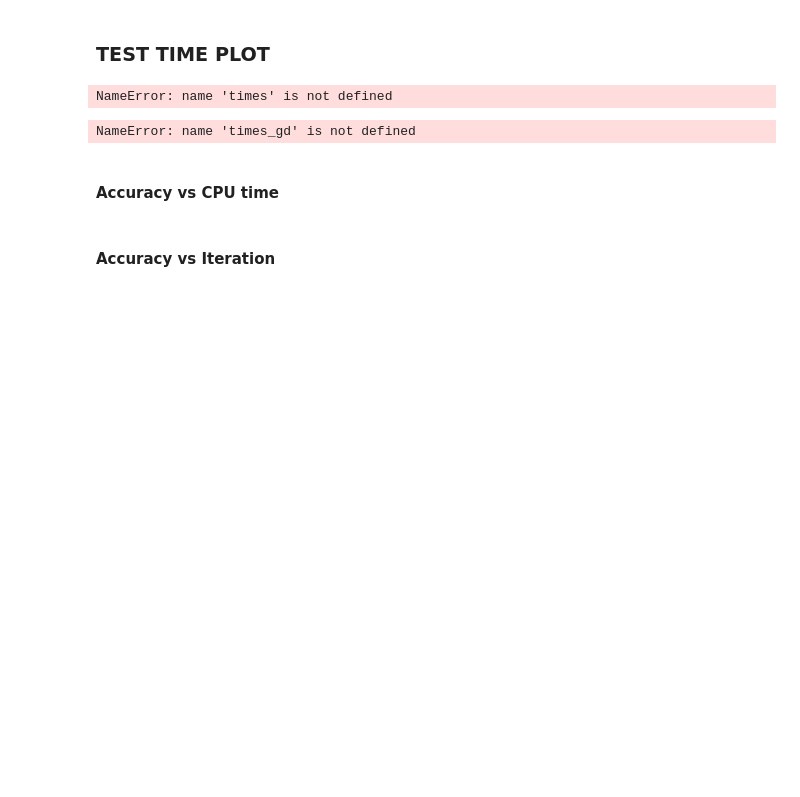
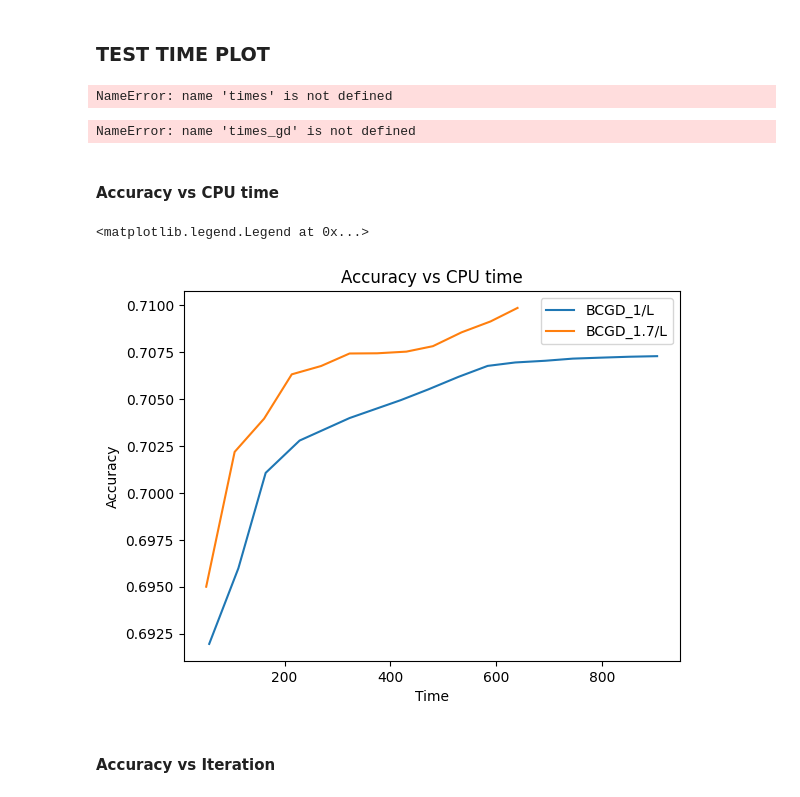
Before and after one commit to l-yunxi/optimisation-multiclass-regression, a Jupyter notebook: homework_optimization.ipynb, the cells around one changed output. Saved outputs shown, nothing was run; the diff lists cells and outputs as text; code cells hidden in the pictures; blank space fills up the shorter version.

```diff
--- a/homework_optimization.ipynb
+++ b/homework_optimization.ipynb
@@ -470,7 +472,7 @@ def bcgd(st_point, it, tol, A, b):
     scores = A @ x
 
     prev_loss = float('inf')
-    eta = 1
+    eta = 1.7
 
     for i in range(it):
      # if (it % 1500 == 0):
@@ -538,0 +539,2 @@ Converged at: 1511
+# %%
+X_BCGD2, acc_bcgd2, times2, iteration_bcgd2, loss2 = bcgd(start_point2, it2, tol2, scal_A_train, b_train)
@@ -584,11 +612,18 @@ NameError: name 'times_gd' is not defined
 # %%
 # add gradient descent line
 
-plt.plot(times, acc_bcgd, label = 'BCGD')
+plt.plot(times, acc_bcgd, label = 'BCGD_1/L')
+plt.plot(times2, acc_bcgd2, label = 'BCGD_1.7/L')
+#plt.plot(times3, acc_bcgd3, label = 'BCGD_fixed')
+
+
 plt.xlabel('Time')
 plt.ylabel('Accuracy')
 plt.title('Accuracy vs CPU time')
 plt.legend()
+# %% [output]
+<matplotlib.legend.Legend at 0x...>
+[figure, added]
 # %% [markdown]
 #### Accuracy vs Iteration
 # %%
```
Also changed, not shown: parts of 11 cells of this notebook.
